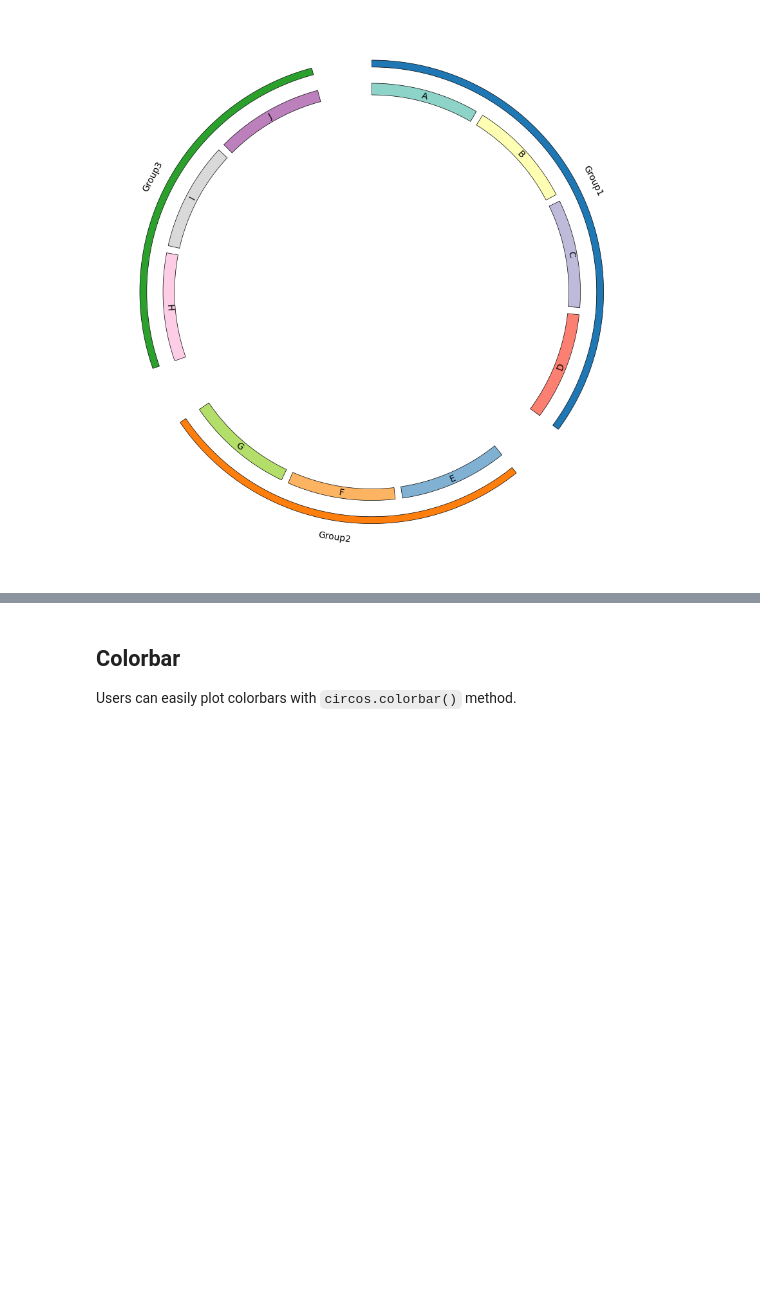
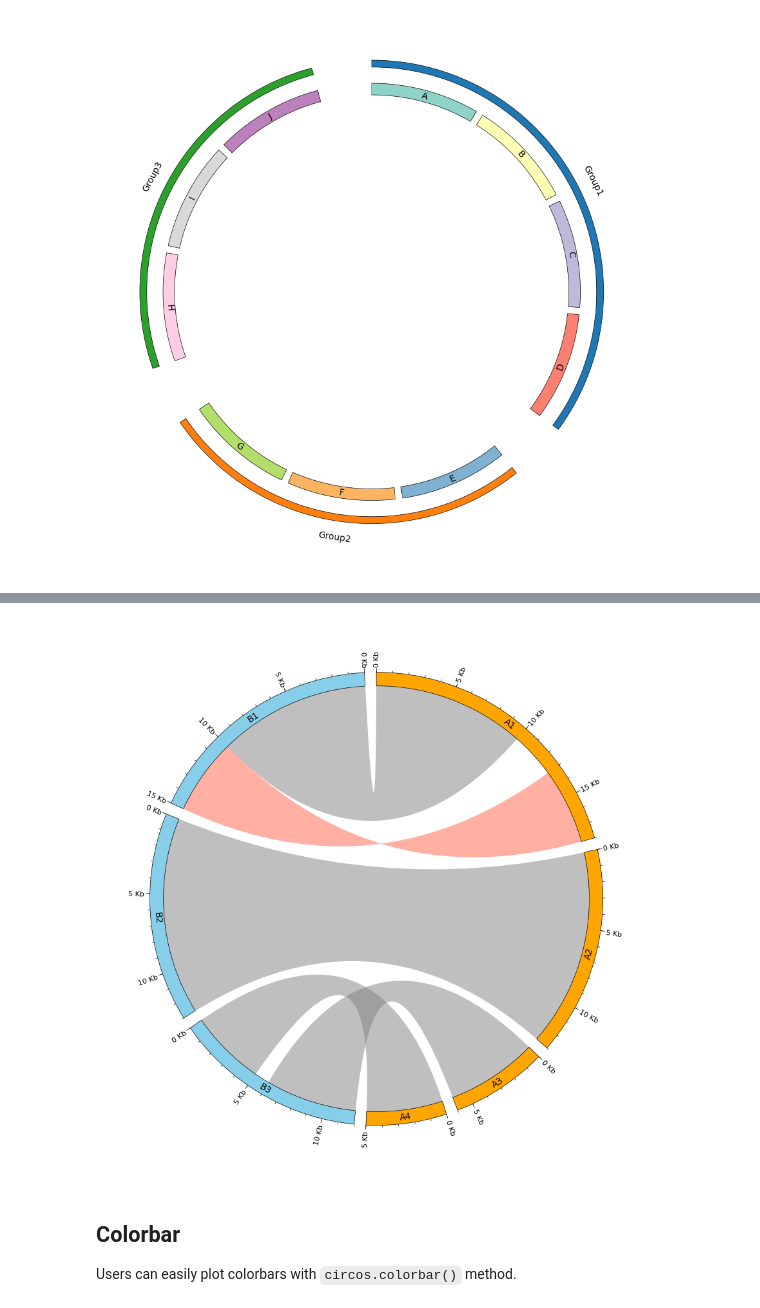
Before and after one commit to moshi4/pyCirclize, a Jupyter notebook: docs/plot_tips.ipynb, the cells around one changed output, grey strips where cells are left out. Cells and saved outputs as stored; diff of their text form; code cells hidden in the pictures; blank space fills up the shorter version.

Commit message:
Update plot_tips.ipynb
- Add `Anti-clockwise` section
- Add caution for saving figure with legend

```diff
--- a/docs/plot_tips.ipynb
+++ b/docs/plot_tips.ipynb
@@ -102,3 +108,35 @@ fig = circos.plotfig()
+# %%
+from pycirclize import Circos
+
+sectors = dict(A1=18000, A2=13000, A3=6000, A4=5000, B3=12000, B2=13000, B1=15000)
+circos = Circos(
+    sectors,
+    space=3,
+    # Set (B1, B2, B3) sector coordinate direction as anti-clockwise
+    sector2clockwise=dict(B1=False, B2=False, B3=False),
+)
+
+for sector in circos.sectors:
+    # Plot track
+    color = "orange" if sector.name.startswith("A") else "skyblue"
+    track = sector.add_track((94, 100), r_pad_ratio=0.1)
+    track.axis(fc=color)
+    track.text(sector.name)
+    # Plot xticks
+    major_interval, minor_interval = 5000, 1000
+    track.xticks_by_interval(major_interval, label_orientation="vertical", label_formatter=lambda v: f"{v / 1000:.0f} Kb")
+    track.xticks_by_interval(minor_interval, tick_length=1, show_label=False)
+
+# Plot links
+circos.link(("A1", 0, 10000), ("B1", 0, 10000))
+circos.link(("A1", 18000, 13000), ("B1", 10000, 15000), color="tomato")
+circos.link(("A2", 0, 13000), ("B2", 0, 13000))
+circos.link(("A3", 0, 6000), ("B3", 6000, 12000))
+circos.link(("A4", 0, 5000), ("B3", 0, 5000))
+
+fig = circos.plotfig()
+# %% [output]
+[figure, added]
 # %% [markdown]
 ## Colorbar
 
```
Also changed, not shown: parts of 3 cells of this notebook.
